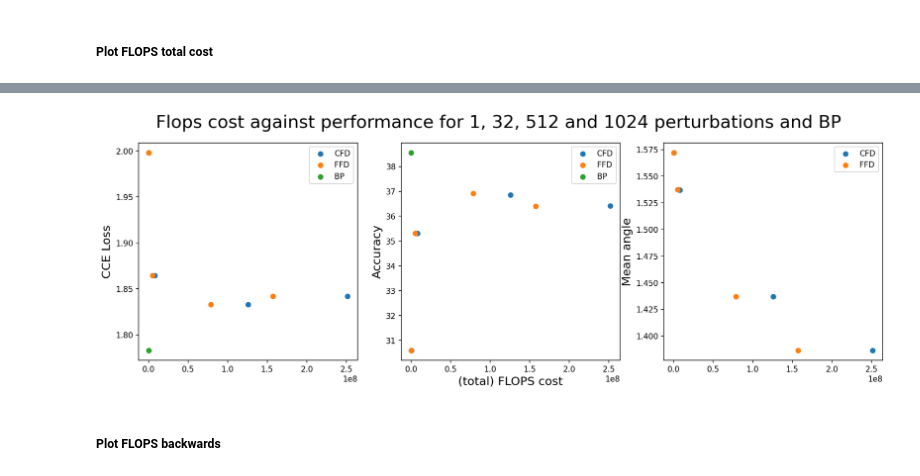
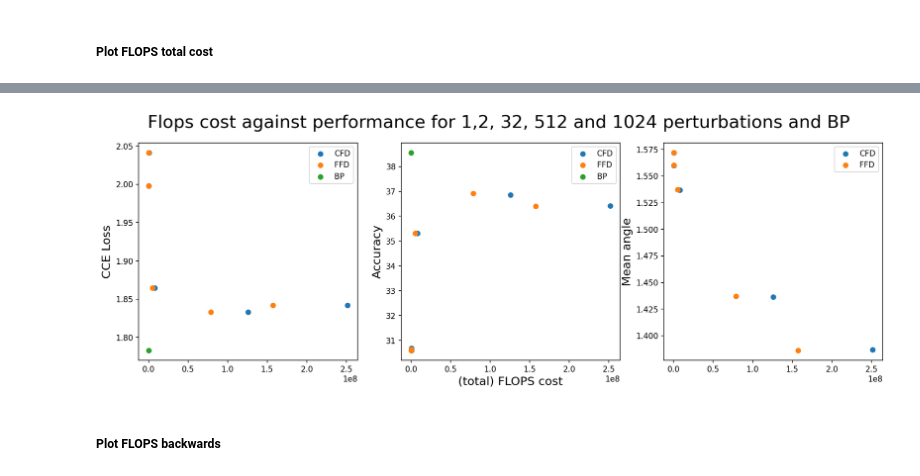
Before and after one commit to MKentKraus/2nd-Order-Perturbations, a Jupyter notebook: visualization.ipynb, the cells around one changed output, grey strips where cells are left out. Saved outputs shown, nothing was run; the diff lists cells and outputs as text; code cells hidden in the pictures.

```diff
--- a/visualization.ipynb
+++ b/visualization.ipynb
@@ -1111,6 +1143,9 @@ FFD_Cifar10_best1 = api.sweep("brai-lab/MetaWP/0jmmy50t")
 CFD_Cifar10_best1 = api.sweep(
     "brai-lab/MetaWP/hc97lew4"
 )  # sweep with 1, 32, 512 perturbations trained with learning rate best for 1 perturbation
+
+CFD_CIFAR10_2_best2 = api.sweep("brai-lab/MetaWP/guz2icgs")
+FFD_CIFAR10_2_best2 = api.sweep("brai-lab/MetaWP/g5fmbcod")
 
 
 CFD_CIFAR10_1024_best1024 = api.sweep("brai-lab/MetaWP/n40d7zev") #1024 perturbations trained with learning rate tuned for 1024 perturbations
@@ -1134,6 +1169,8 @@ _, CFD_cifar10_512 = get_metrics(CFD_CIFAR10_512_best512)
 _, FFD_cifar10_512 = get_metrics(FFD_CIFAR10_512_best512)
 _, CFD_cifar10_32 = get_metrics(CFD_CIFAR10_32_best32)
 _, FFD_cifar10_32 = get_metrics(FFD_CIFAR10_32_best32)
+_, CFD_cifar10_2 = get_metrics(CFD_CIFAR10_2_best2)
+_, FFD_cifar10_2 = get_metrics(FFD_CIFAR10_2_best2)
 # %%
 CFD_stats = CFD_CIFAR10_stats.copy()
 FFD_stats = FFD_CIFAR10_stats.copy()
@@ -1144,6 +1181,11 @@ for stat in range(len(CFD_stats) - 1):
     FFD_stats[stat] = FFD_stats[stat][-5:]  # cut down to only the 1 perturbation case
 
     print(stat)
+    CFD_stats[stat] = np.append(
+        CFD_stats[stat],
+        CFD_cifar10_2[stat],
+        axis=0,
+    )
     CFD_stats[stat] = np.append(
         CFD_stats[stat],
         CFD_cifar10_32[stat],
@@ -1160,7 +1202,11 @@ for stat in range(len(CFD_stats) - 1):
         CFD_cifar10_1024[stat],
         axis=0,
     )
-
+    FFD_stats[stat] = np.append(
+        FFD_stats[stat],
+        FFD_cifar10_2[stat],
+        axis=0,
+    )
     FFD_stats[stat] = np.append(
         FFD_stats[stat],
         FFD_cifar10_32[stat],
@@ -1249,36 +1339,34 @@ f.set_dpi(150)
 
 Flops_vals_list = np.array(list(Flops_2.values()))
 
-Flops_FFD_total = Flops_vals_list[:4][:, 2]
+Flops_FFD_total = Flops_vals_list[:5][:, 2]
 
-Flops_CFD_total = Flops_vals_list[4:-1][:, 2]
+Flops_CFD_total = Flops_vals_list[5:-1][:, 2]
 Flops_BP_total = Flops_vals_list[-1][2]
-
-
 
 
 x = 15
 plt.suptitle(
-    "Flops cost against performance for 1, 32, 512 and 1024 perturbations and BP", fontsize=x * 1.5
+    "Flops cost against performance for 1,2, 32, 512 and 1024 perturbations and BP", fontsize=x * 1.5
 )
 
 
 axs[0].set_ylabel("CCE Loss", fontsize=x)
 axs[0].scatter(
     Flops_CFD_total,
-    CFD_stats[0][:, -1].reshape((4, -1)).mean(axis=1),
+    CFD_stats[0][:, -1].reshape((5, -1)).mean(axis=1),
     label="CFD",
 )
 axs[0].scatter(
     Flops_FFD_total,
-    FFD_stats[0][:, -1].reshape((4, -1)).mean(axis=1),
+    FFD_stats[0][:, -1].reshape((5, -1)).mean(axis=1),
     label="FFD",
 )
 
 
 axs[0].scatter(
     Flops_BP_total,
-    BP_CIFAR10_stats[0][:, -1].mean(),
+    BP_CIFAR10_test_stats[0][:, -1].mean(),
     label="BP",
 )
 
@@ -1286,46 +1374,46 @@ axs[0].legend(loc="upper right")
 
 axs[1].scatter(
     Flops_CFD_total,
-    CFD_stats[1][:, -1].reshape((4, -1)).mean(axis=1),
+    CFD_stats[1][:, -1].reshape((5, -1)).mean(axis=1),
     label="CFD",
 )
 
 axs[1].scatter(
     Flops_FFD_total,
-    FFD_stats[1][:, -1].reshape((4, -1)).mean(axis=1),
+    FFD_stats[1][:, -1].reshape((5, -1)).mean(axis=1),
     label="FFD",
 )
 
 axs[1].scatter(
     Flops_BP_total,
-    BP_CIFAR10_stats[1][:, -1].mean(),
+    BP_CIFAR10_test_stats[1][:, -1].mean(),
     label="BP",
 )
 
 axs[1].set_xlabel("(total) FLOPS cost", fontsize=x)
 axs[1].set_ylabel("Accuracy", fontsize=x)
 axs[1].legend(loc="upper right")
 
 axs[2].scatter(
     Flops_CFD_total,
-    CFD_stats[2].mean(axis=1).reshape((4, -1)).mean(axis=1),
+    CFD_stats[2].mean(axis=1).reshape((5, -1)).mean(axis=1),
     label="CFD",
 )
 
 axs[2].scatter(
     Flops_FFD_total,
-    FFD_stats[2].mean(axis=1).reshape((4, -1)).mean(axis=1),
+    FFD_stats[2].mean(axis=1).reshape((5, -1)).mean(axis=1),
     label="FFD",
 )
 
 
 axs[2].set_ylabel("Mean angle", fontsize=x)
 
 axs[2].legend(loc="upper right")
 
 
 plt.show()
 # %% [output]
-[figure, old version]
+[figure, new version]
 # %% [markdown]
 ##### Plot FLOPS backwards
```
Also changed, not shown: parts of 12 cells of this notebook.
